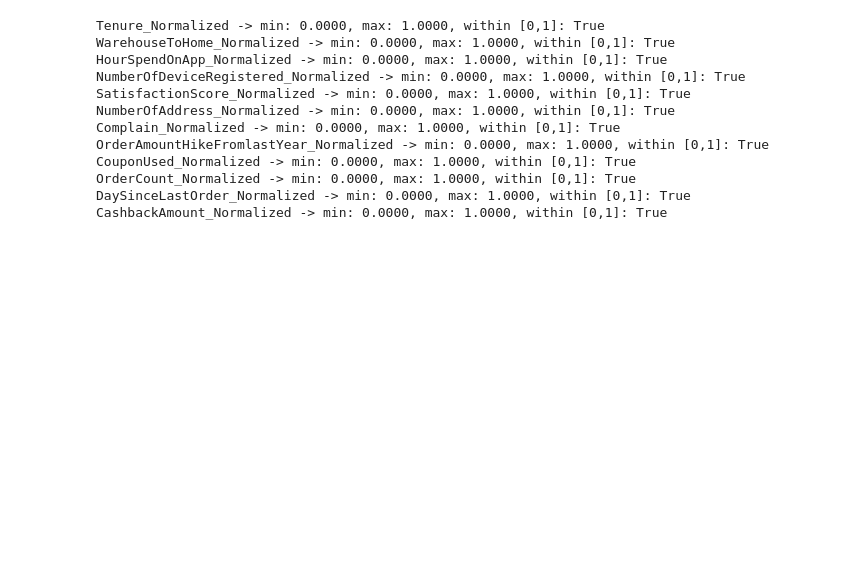
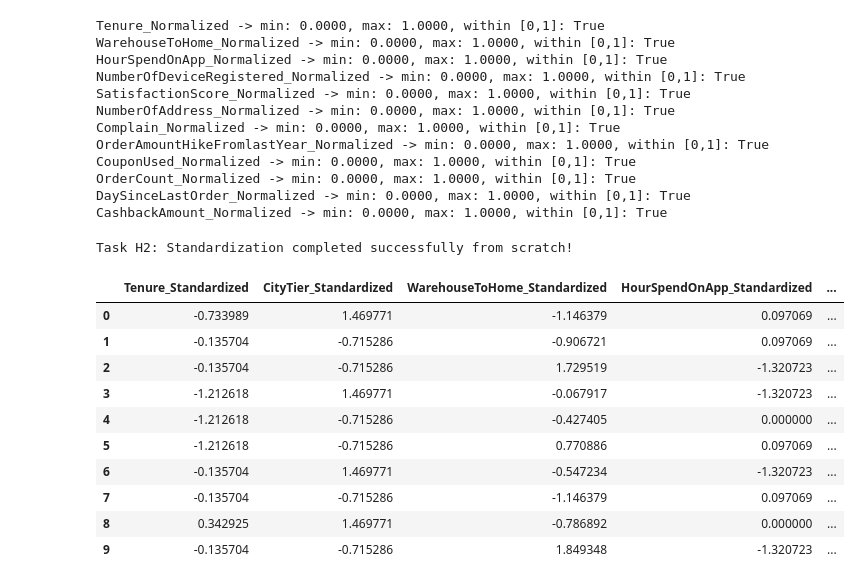
Before and after one commit to DrishtiNigam1928/CUSTOMER_CHURN, a Jupyter notebook: notebooks/main_analysis.ipynb, the cells around one changed output. Saved outputs shown, nothing was run; the diff lists cells and outputs as text; code cells hidden in the pictures; blank space fills up the shorter version.

```diff
--- a/notebooks/main_analysis.ipynb
+++ b/notebooks/main_analysis.ipynb
@@ -811,3 +811,48 @@ CouponUsed_Normalized -> min: 0.0000, max: 1.0000, within [0,1]: True
 OrderCount_Normalized -> min: 0.0000, max: 1.0000, within [0,1]: True
 DaySinceLastOrder_Normalized -> min: 0.0000, max: 1.0000, within [0,1]: True
 CashbackAmount_Normalized -> min: 0.0000, max: 1.0000, within [0,1]: True
+# %%
+# H2: Standardization for numerical values [Feature Scaling]
+
+df_standardized = df_cleaned.copy()
+standardized_cols = []
+
+for col in numerical_vars:
+    values = df_standardized[col].dropna().tolist()
+
+    # Reusing B2 custom functions
+    mean_val = calc_mean(values)
+    variance_val = calc_variance(values, mean_val)
+    std_val = calc_std(variance_val)
+
+    new_col_name = col + "_Standardized"
+    standardized_cols.append(new_col_name)
+
+    scaled_values = []
+    for x in df_standardized[col]:
+        if pd.isna(x):
+            scaled_values.append(x)
+        elif std_val == 0:
+            # Avoiding division by zero if all values are identical
+            scaled_values.append(0.0)
+        else:
+            scaled_val = (x - mean_val) / std_val
+            scaled_values.append(scaled_val)
+
+    df_standardized[new_col_name] = scaled_values
+
+print("Task H2: Standardization completed successfully from scratch!")
+display(df_standardized[standardized_cols].head(10))
+# %% [output]
+Task H2: Standardization completed successfully from scratch!
+|  | Tenure_Standardized | CityTier_Standardized | WarehouseToHome_Standardized | HourSpendOnApp_Standardized | ... |
+| 0 | -0.733989 | 1.469771 | -1.146379 | 0.097069 | ... |
+| 1 | -0.135704 | -0.715286 | -0.906721 | 0.097069 | ... |
+| 2 | -0.135704 | -0.715286 | 1.729519 | -1.320723 | ... |
+| 3 | -1.212618 | 1.469771 | -0.067917 | -1.320723 | ... |
+| 4 | -1.212618 | -0.715286 | -0.427405 | 0.000000 | ... |
+| 5 | -1.212618 | -0.715286 | 0.770886 | 0.097069 | ... |
+| 6 | -0.135704 | 1.469771 | -0.547234 | -1.320723 | ... |
+| 7 | -0.135704 | -0.715286 | -1.146379 | 0.097069 | ... |
+| 8 | 0.342925 | 1.469771 | -0.786892 | 0.000000 | ... |
+| 9 | -0.135704 | -0.715286 | 1.849348 | -1.320723 | ... |
```
Also changed, not shown: parts of 3 cells of this notebook.
